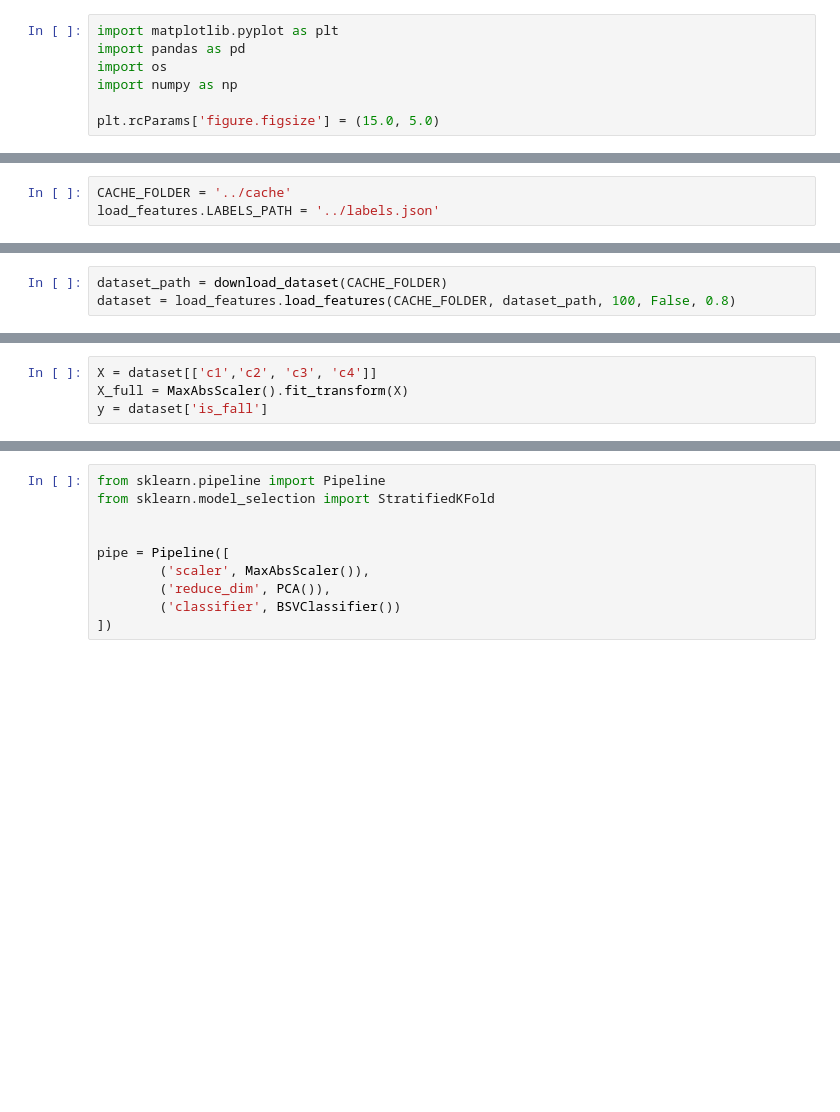
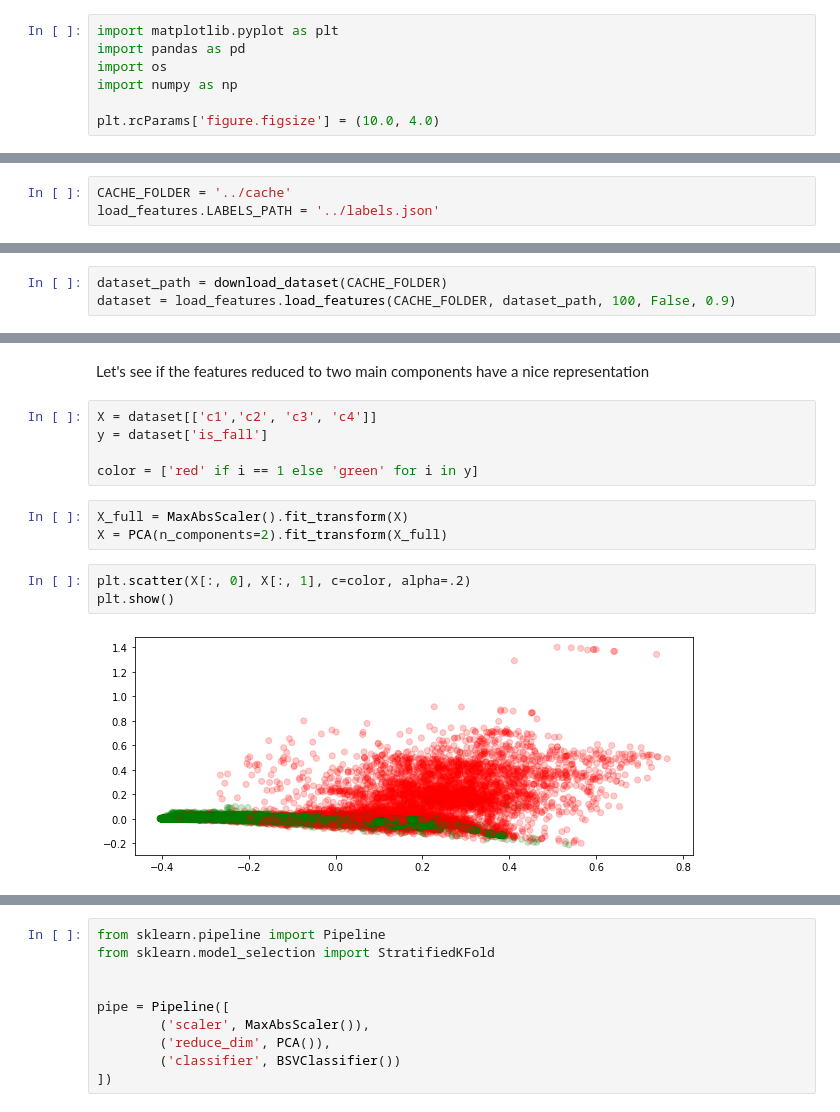
Before and after one commit to MaxFrax/FederatedLearningOutlierDetection, a Jupyter notebook: jupyter/SisFallPCA.ipynb, the cells around one changed output, grey strips where cells are left out. Saved outputs shown, nothing was run; the diff lists cells and outputs as text; blank space fills up the shorter version.

```diff
--- a/jupyter/SisFallPCA.ipynb
+++ b/jupyter/SisFallPCA.ipynb
@@ -6,7 +4,7 @@ import pandas as pd
 import os
 import numpy as np
 
-plt.rcParams['figure.figsize'] = (15.0, 5.0)
+plt.rcParams['figure.figsize'] = (10.0, 4.0)
 # %%
 import sys
 
@@ -27,5 +27,5 @@ load_features.LABELS_PATH = '../labels.json'
 # %%
 dataset_path = download_dataset(CACHE_FOLDER)
-dataset = load_features.load_features(CACHE_FOLDER, dataset_path, 100, False, 0.8)
+dataset = load_features.load_features(CACHE_FOLDER, dataset_path, 100, False, 0.9)
 # %%
 dataset
@@ -32,4 +46,15 @@ dataset
+# %% [markdown]
+Let's see if the features reduced to two main components have a nice representation
 # %%
 X = dataset[['c1','c2', 'c3', 'c4']]
-X_full = MaxAbsScaler().fit_transform(X)
 y = dataset['is_fall']
+
+color = ['red' if i == 1 else 'green' for i in y]
+# %%
+X_full = MaxAbsScaler().fit_transform(X)
+X = PCA(n_components=2).fit_transform(X_full)
+# %%
+plt.scatter(X[:, 0], X[:, 1], c=color, alpha=.2)
+plt.show()
+# %% [output]
+[figure, added]
```
Also changed, not shown: parts of 19 cells of this notebook.
